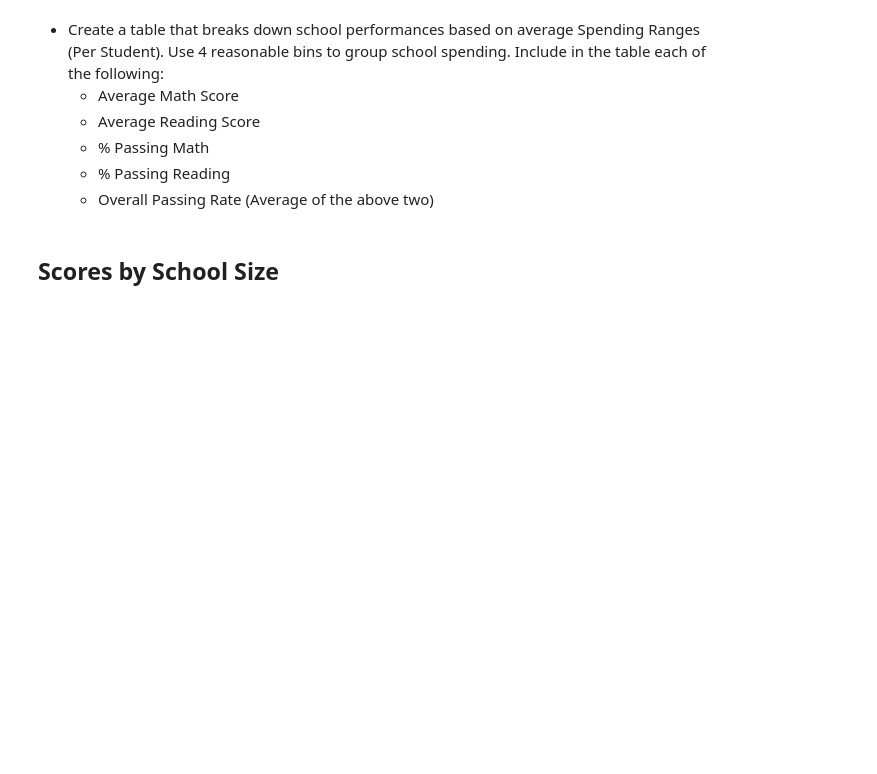
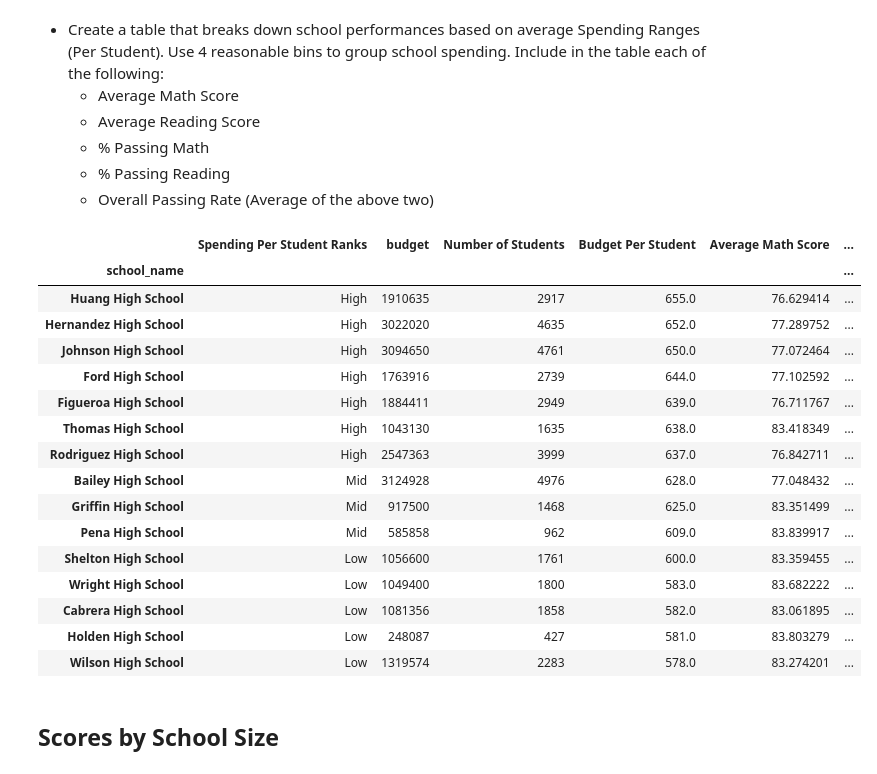
Before and after one commit to travisb98/Schools_Performance_Analysis, a Jupyter notebook: Final/Schools_Performance_Analysis.ipynb, the cells around one changed output. Cells and saved outputs as stored; diff of their text form; code cells hidden in the pictures; blank space fills up the shorter version.

```diff
--- a/Final/Schools_Performance_Analysis.ipynb
+++ b/Final/Schools_Performance_Analysis.ipynb
@@ -434,3 +433,64 @@ read_summary_df
+# %%
+#start from og
+### calculate the spending per student at each school
+#calcs the budget per school
+score_by_spending = school_data[['school_name','budget']]
+score_by_spending=score_by_spending.set_index("school_name")
+
+#calc the students per school
+stu_per_school=sch_students["student_name"]
+score_by_spending=pd.merge(score_by_spending,stu_per_school,how="outer",on="school_name")
+score_by_spending["Budget Per Student"]=score_by_spending["budget"]/score_by_spending["student_name"]
+
+#calculating the bins based on the data
+bins=[]
+x_range=score_by_spending["Budget Per Student"].max()-score_by_spending["Budget Per Student"].min()
+x_high=score_by_spending["Budget Per Student"].max()
+x_low=score_by_spending["Budget Per Student"].min()
+x_range_per_bin=x_range/3
+bins.append(round(x_low,0))
+bins.append(round(x_low + x_range_per_bin,0))
+bins.append(round(x_low + x_range_per_bin + x_range_per_bin,0))
+bins.append(round(x_low + x_range_per_bin + x_range_per_bin +x_range_per_bin,0))
+#seeting the bin labeles
+bin_labels=["Low","Mid","High"]
+# adding a column with the binned info
+score_by_spending["Spending Per Student Ranks"]=pd.cut(score_by_spending["Budget Per Student"],bins,labels=bin_labels,include_lowest=True)
+
+# pulls in the average math score, average reading score, % passing math, % passing reading and % passing overall
+pull_from_school_summary_list=['Average Math Score','Average Reading Score','% Passing Math','% Passing Reading','% Passing Both']
+for blerp in pull_from_school_summary_list:
+    score_by_spending=pd.merge(score_by_spending,sch_summary_df[[blerp]],how='left',on='school_name')
+#renames the student_name field to # of students
+score_by_spending=score_by_spending.rename(columns={"student_name":"Number of Students"})
+
+
+# reordering the columns
+score_by_spending=score_by_spending[['Spending Per Student Ranks','budget', 'Number of Students', 'Budget Per Student', 'Average Math Score','Average Reading Score', '% Passing Math', '% Passing Reading','% Passing Both']]
+
+
+score_by_spending=score_by_spending.sort_values('Budget Per Student',ascending=False)
+
+
+score_by_spending
+# %% [output]
+|  | Spending Per Student Ranks | budget | Number of Students | Budget Per Student | Average Math Score | ... |
+| school_name |  |  |  |  |  | ... |
+| Huang High School | High | 1910635 | 2917 | 655.0 | 76.629414 | ... |
+| Hernandez High School | High | 3022020 | 4635 | 652.0 | 77.289752 | ... |
+| Johnson High School | High | 3094650 | 4761 | 650.0 | 77.072464 | ... |
+| Ford High School | High | 1763916 | 2739 | 644.0 | 77.102592 | ... |
+| Figueroa High School | High | 1884411 | 2949 | 639.0 | 76.711767 | ... |
+| Thomas High School | High | 1043130 | 1635 | 638.0 | 83.418349 | ... |
+| Rodriguez High School | High | 2547363 | 3999 | 637.0 | 76.842711 | ... |
+| Bailey High School | Mid | 3124928 | 4976 | 628.0 | 77.048432 | ... |
+| Griffin High School | Mid | 917500 | 1468 | 625.0 | 83.351499 | ... |
+| Pena High School | Mid | 585858 | 962 | 609.0 | 83.839917 | ... |
+| Shelton High School | Low | 1056600 | 1761 | 600.0 | 83.359455 | ... |
+| Wright High School | Low | 1049400 | 1800 | 583.0 | 83.682222 | ... |
+| Cabrera High School | Low | 1081356 | 1858 | 582.0 | 83.061895 | ... |
+| Holden High School | Low | 248087 | 427 | 581.0 | 83.803279 | ... |
+| Wilson High School | Low | 1319574 | 2283 | 578.0 | 83.274201 | ... |
 # %% [markdown]
 ## Scores by School Size
 # %% [markdown]
```
Also changed, not shown: parts of 5 cells of this notebook.
